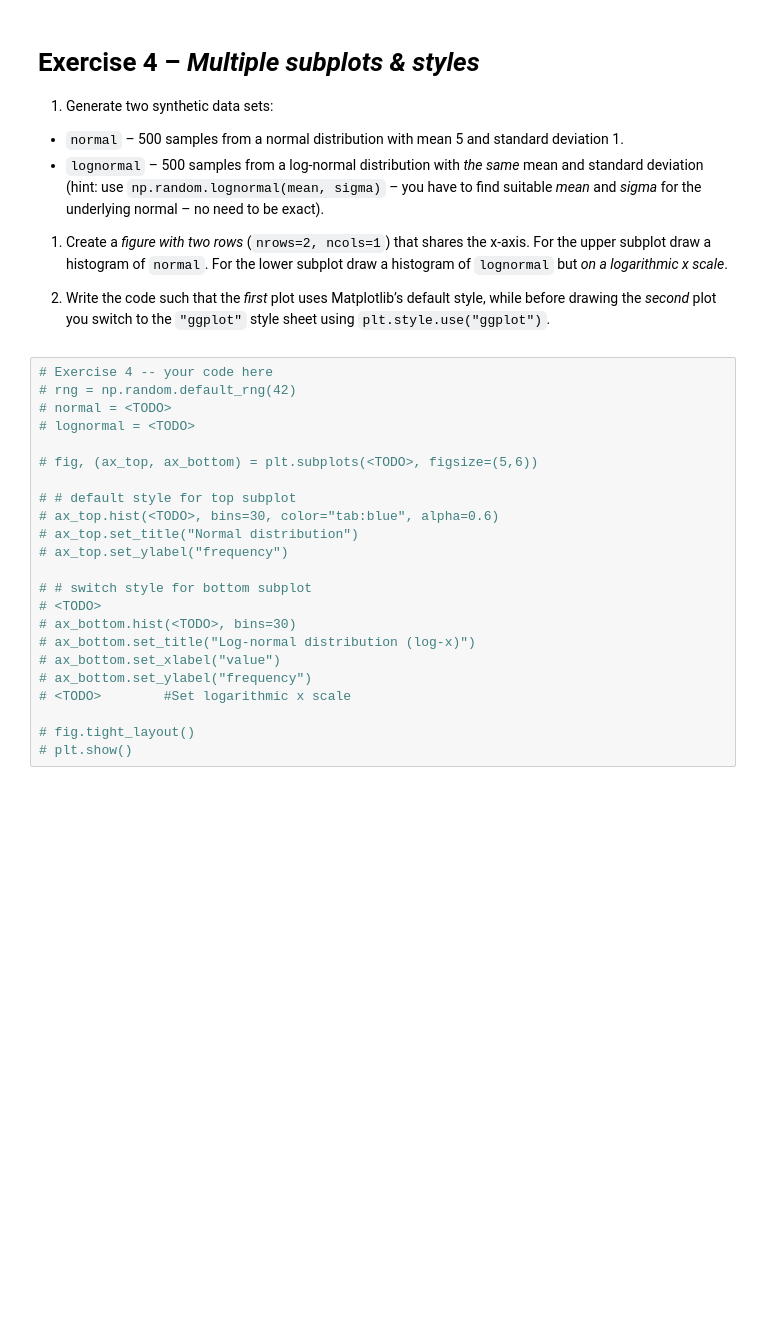
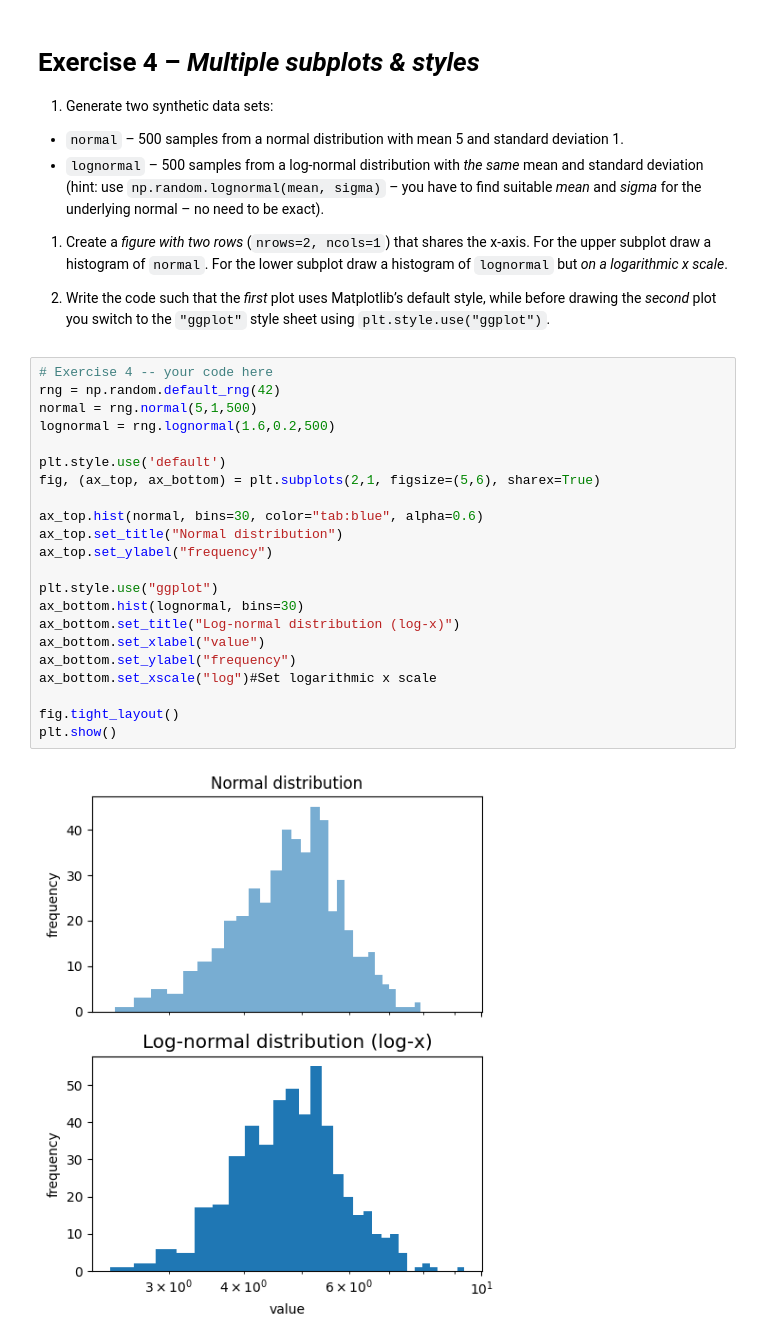
Before and after one commit to SvenNatterer/phyton, a Jupyter notebook: 09-matplotlib_exercise.ipynb, the cells around one changed output. Drawn from its saved outputs; the diff is of its cells as text; blank space fills up the shorter version.

```diff
--- a/09-matplotlib_exercise.ipynb
+++ b/09-matplotlib_exercise.ipynb
@@ -148,24 +152,25 @@ reasonable axis limits).
     `"ggplot"` style sheet using `plt.style.use("ggplot")`.
 # %%
 # Exercise 4 -- your code here
-# rng = np.random.default_rng(42)
-# normal = <TODO>
-# lognormal = <TODO>
+rng = np.random.default_rng(42)
+normal = rng.normal(5,1,500)
+lognormal = rng.lognormal(1.6,0.2,500)
 
-# fig, (ax_top, ax_bottom) = plt.subplots(<TODO>, figsize=(5,6))
+plt.style.use('default')
+fig, (ax_top, ax_bottom) = plt.subplots(2,1, figsize=(5,6), sharex=True)
 
-# # default style for top subplot
-# ax_top.hist(<TODO>, bins=30, color="tab:blue", alpha=0.6)
-# ax_top.set_title("Normal distribution")
-# ax_top.set_ylabel("frequency")
+ax_top.hist(normal, bins=30, color="tab:blue", alpha=0.6)
+ax_top.set_title("Normal distribution")
+ax_top.set_ylabel("frequency")
 
-# # switch style for bottom subplot
-# <TODO>
-# ax_bottom.hist(<TODO>, bins=30)
-# ax_bottom.set_title("Log‑normal distribution (log‑x)")
-# ax_bottom.set_xlabel("value")
-# ax_bottom.set_ylabel("frequency")
-# <TODO>        #Set logarithmic x scale
+plt.style.use("ggplot")
+ax_bottom.hist(lognormal, bins=30)
+ax_bottom.set_title("Log‑normal distribution (log‑x)")
+ax_bottom.set_xlabel("value")
+ax_bottom.set_ylabel("frequency")
+ax_bottom.set_xscale("log")#Set logarithmic x scale
 
-# fig.tight_layout()
-# plt.show()
+fig.tight_layout()
+plt.show()
+# %% [output]
+[figure, added]
```
Also changed, not shown: parts of 4 cells of this notebook, 4 other files.
